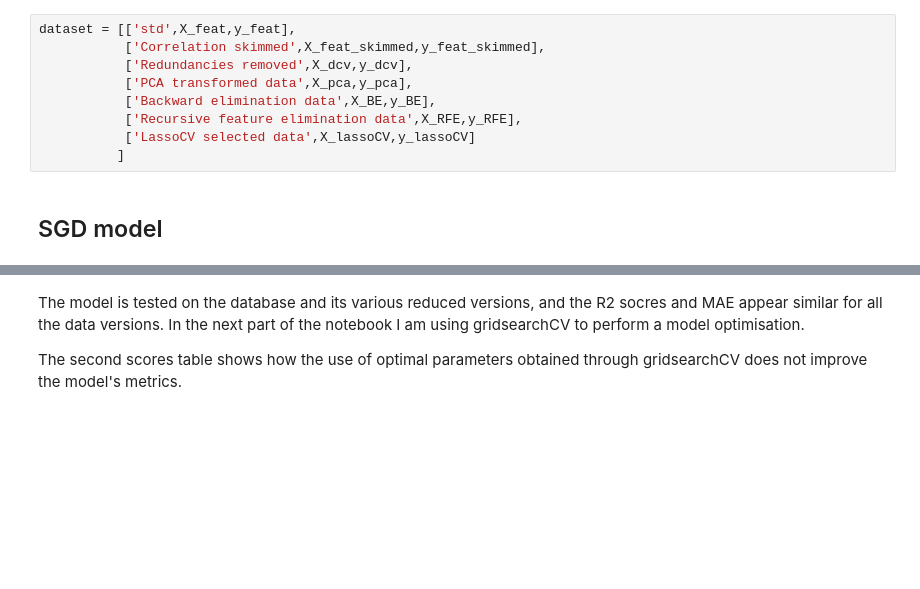
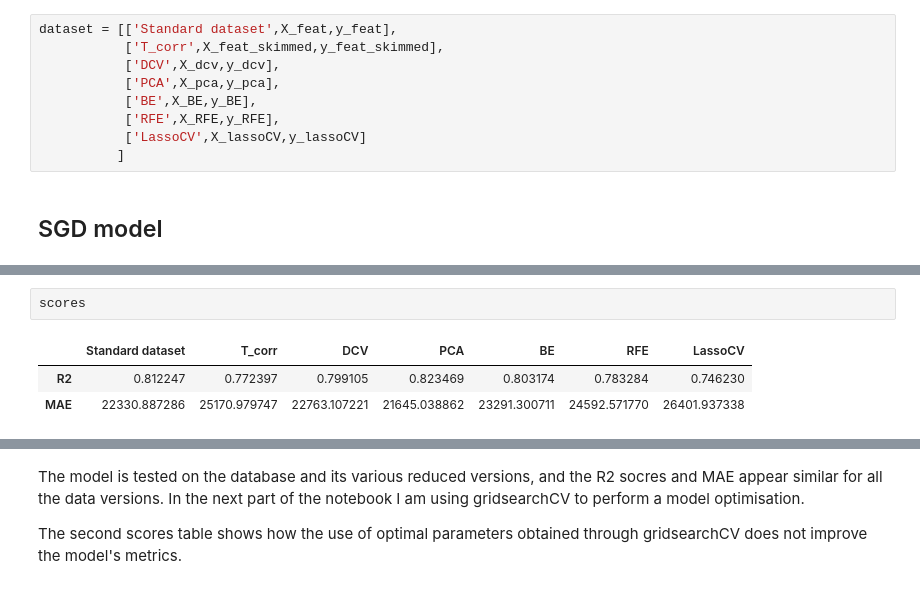
Before and after one commit to RaffaToSpace/House-Price-Predictor, a Jupyter notebook: pthp_SGD.ipynb, the cells around one changed output, grey strips where cells are left out. Saved outputs shown, nothing was run; the diff lists cells and outputs as text; blank space fills up the shorter version.

```diff
--- a/pthp_SGD.ipynb
+++ b/pthp_SGD.ipynb
@@ -91,13 +92,13 @@ X_lassoCV=scaler.fit_transform(X_lassoCV)
 y_lassoCV=pd.read_csv('data/LassoCV_train_y.csv')
 y_lassoCV=y_lassoCV.drop('Unnamed: 0',axis=1)
 # %%
-dataset = [['std',X_feat,y_feat],
-           ['Correlation skimmed',X_feat_skimmed,y_feat_skimmed],
-           ['Redundancies removed',X_dcv,y_dcv],
-           ['PCA transformed data',X_pca,y_pca],
-           ['Backward elimination data',X_BE,y_BE],
-           ['Recursive feature elimination data',X_RFE,y_RFE],
-           ['LassoCV selected data',X_lassoCV,y_lassoCV]
+dataset = [['Standard dataset',X_feat,y_feat],
+           ['T_corr',X_feat_skimmed,y_feat_skimmed],
+           ['DCV',X_dcv,y_dcv],
+           ['PCA',X_pca,y_pca],
+           ['BE',X_BE,y_BE],
+           ['RFE',X_RFE,y_RFE],
+           ['LassoCV',X_lassoCV,y_lassoCV]
           ]
 # %% [markdown]
 ## SGD model
@@ -137,0 +143,6 @@ for item in dataset:
+# %%
+scores
+# %% [output]
+|  | Standard dataset | T_corr | DCV | PCA | BE | RFE | LassoCV |
+| R2 | 0.812247 | 0.772397 | 0.799105 | 0.823469 | 0.803174 | 0.783284 | 0.746230 |
+| MAE | 22330.887286 | 25170.979747 | 22763.107221 | 21645.038862 | 23291.300711 | 24592.571770 | 26401.937338 |
```
Also changed, not shown: parts of 13 cells of this notebook.
